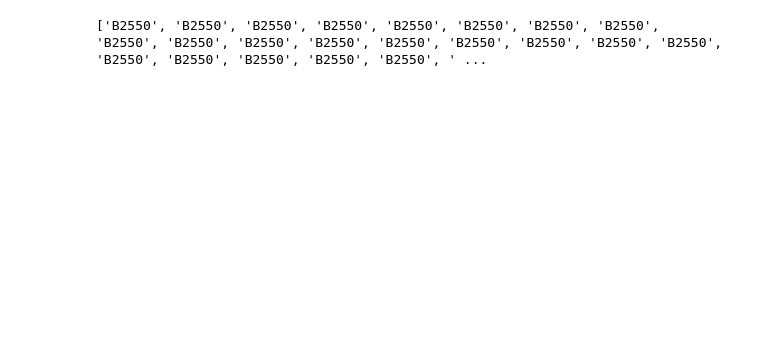
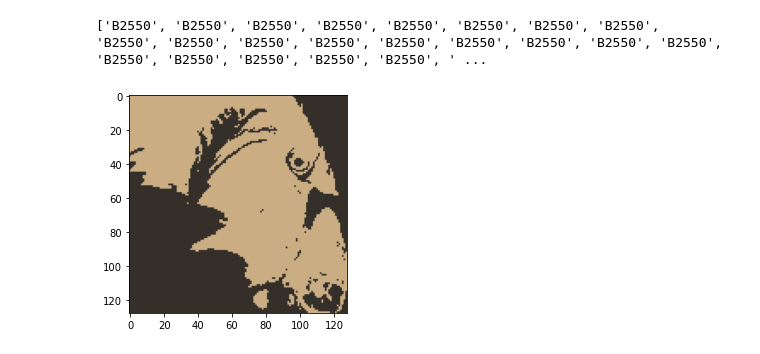
Before and after one commit to ValentinSre/TP, a Jupyter notebook: TCI/[TCI] TP.ipynb, the cells around one changed output. Saved outputs shown, nothing was run; the diff lists cells and outputs as text; code cells hidden in the pictures; blank space fills up the shorter version.

Commit message:
Algo Kmeans
et les oiseaux sont toujours autant dégueulasses

```diff
--- a/TCI/[TCI] TP.ipynb
+++ b/TCI/[TCI] TP.ipynb
@@ -168,2 +168,22 @@ print(matriceTransition2(r"./image.png"))
 # %% [output]
 ['B2550', 'B2550', 'B2550', 'B2550', 'B2550', 'B2550', 'B2550', 'B2550', 'B2550', 'B2550', 'B2550', 'B2550', 'B2550', 'B2550', 'B2550', 'B2550', 'B2550', 'B2550', 'B2550', 'B2550', 'B2550', 'B2550', ' ...
+# %%
+import numpy as np
+import matplotlib.pyplot as plt
+import cv2
+
+def kMeansAlgo(k):
+    image = cv2.imread('ex9Data/bird_small.tiff')
+    image = cv2.cvtColor(image, cv2.COLOR_BGR2RGB)
+    criteria = (cv2.TERM_CRITERIA_EPS + cv2.TERM_CRITERIA_MAX_ITER, 100, 0.85)
+    pixel_vals = image.reshape((-1,3))
+    pixel_vals = np.float32(pixel_vals)
+    retval, labels, centers = cv2.kmeans(pixel_vals, k, None, criteria, 10, cv2.KMEANS_RANDOM_CENTERS)
+    centers = np.uint8(centers)
+    segmented_data = centers[labels.flatten()]
+    segmented_image = segmented_data.reshape((image.shape))
+    plt.imshow(segmented_image)
+
+kMeansAlgo(2)
+# %% [output]
+[figure, added]
```
Also changed, not shown: parts of 5 cells of this notebook.
